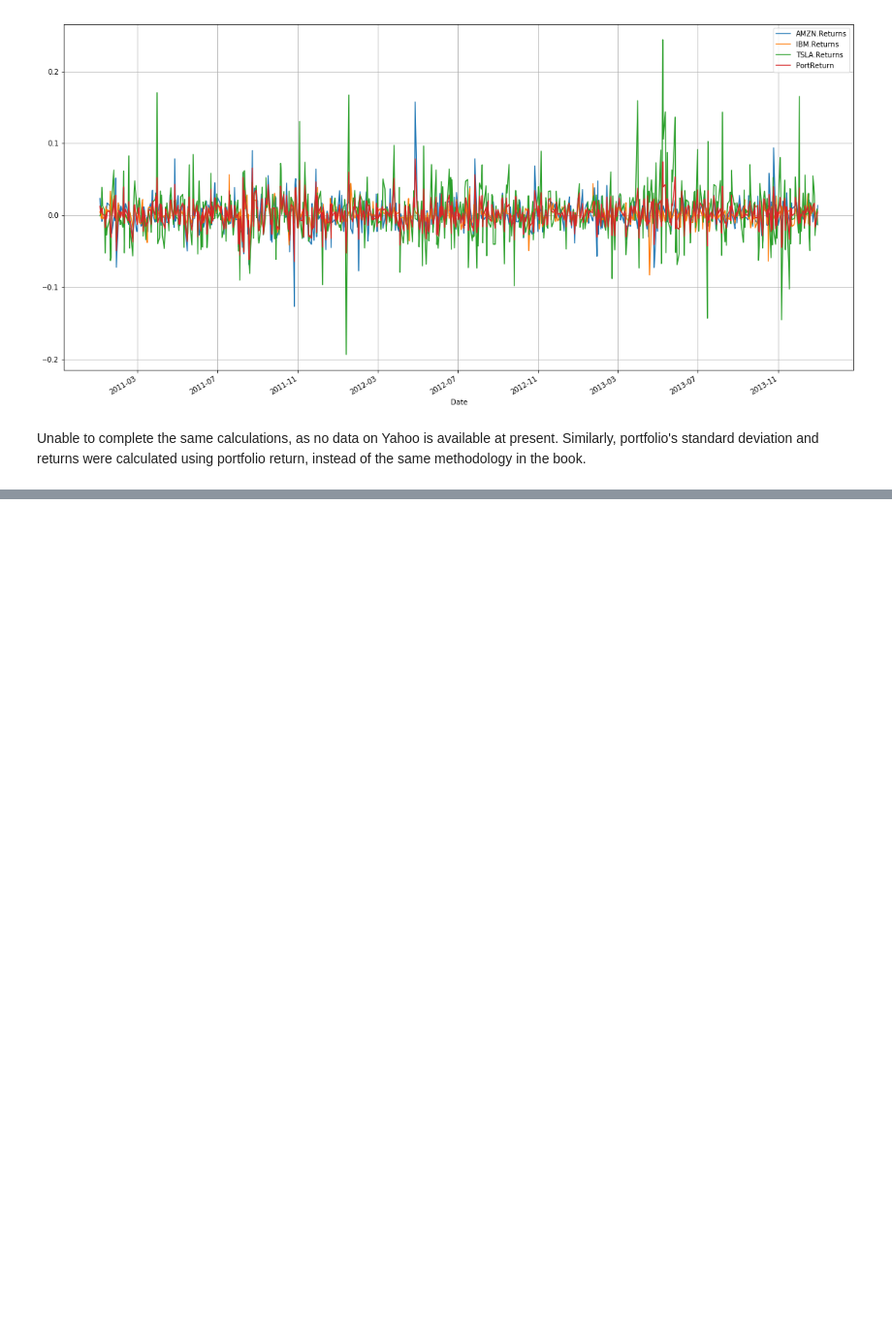
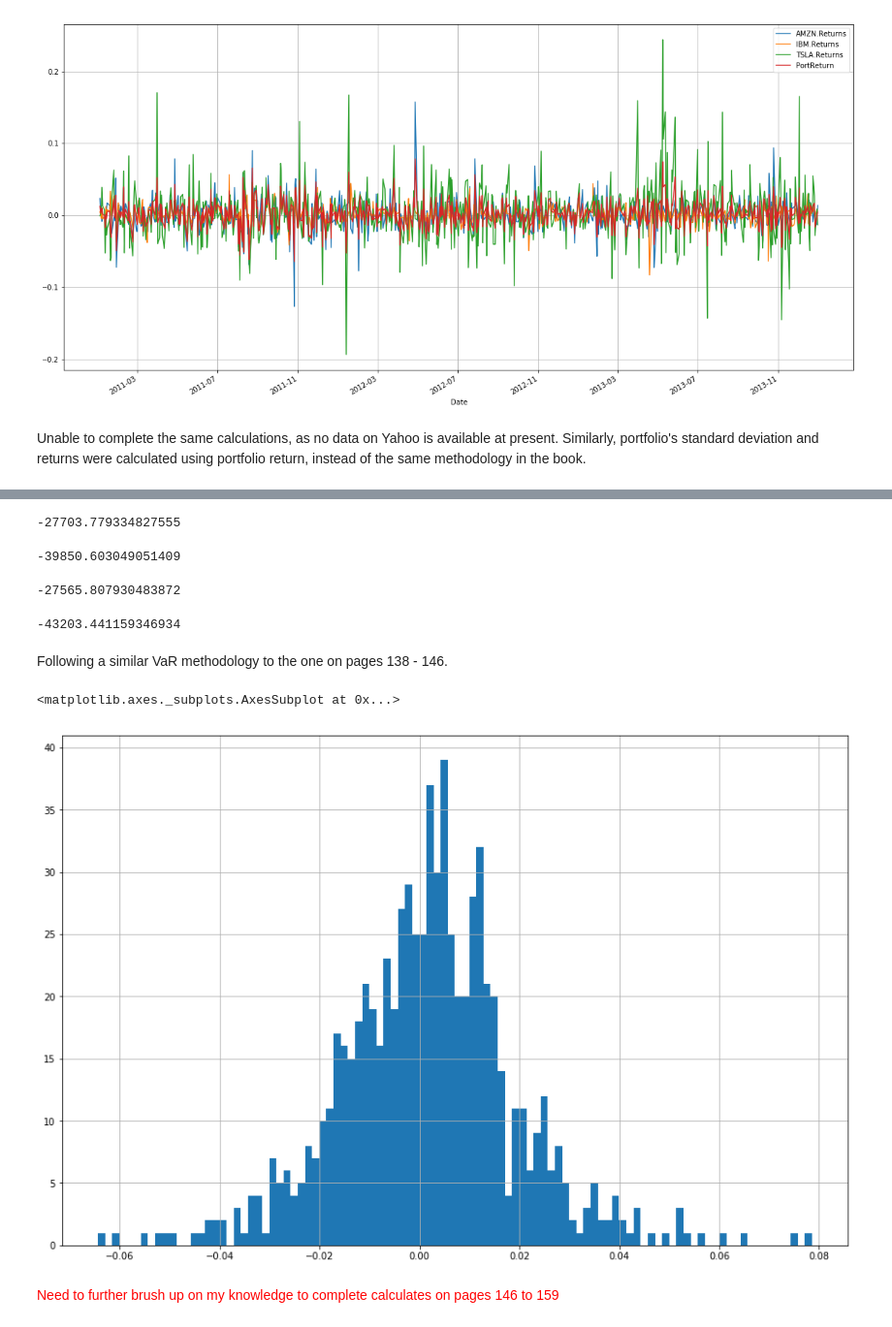
Before and after one commit to drastorguev/financethroughpython, a Jupyter notebook: AFDIFMUR-Ch4-Risk.ipynb, the cells around one changed output, grey strips where cells are left out. Shown at 97% size. Saved outputs shown, nothing was run; the diff lists cells and outputs as text; code cells hidden in the pictures; blank space fills up the shorter version.

```diff
--- a/AFDIFMUR-Ch4-Risk.ipynb
+++ b/AFDIFMUR-Ch4-Risk.ipynb
@@ -311,0 +323,26 @@ Unable to complete the same calculations, as no data on Yahoo is available at pr
+# %%
+from scipy.stats import norm
+norm.ppf(0.05, loc=rettable2['PortReturn'].mean(), scale=rettable2['PortReturn'].std())*1000000
+# %% [output]
+-27703.779334827555
+# %%
+norm.ppf(0.01, loc=rettable2['PortReturn'].mean(), scale=rettable2['PortReturn'].std())*1000000
+# %% [output]
+-39850.603049051409
+# %%
+rettable2['PortReturn'].quantile(0.05)*1000000
+# %% [output]
+-27565.807930483872
+# %%
+rettable2['PortReturn'].quantile(0.01)*1000000
+# %% [output]
+-43203.441159346934
+# %% [markdown]
+Following a similar VaR methodology to the one on pages 138 - 146.
+# %%
+rettable2['PortReturn'].hist(bins=100,figsize=(15,10))
+# %% [output]
+<matplotlib.axes._subplots.AxesSubplot at 0x...>
+[figure, added]
+# %% [markdown]
+<div style='color:red'>Need to further brush up on my knowledge to complete calculates on pages 146 to 159</div>
```
Also changed, not shown: parts of 1 cell of this notebook.
